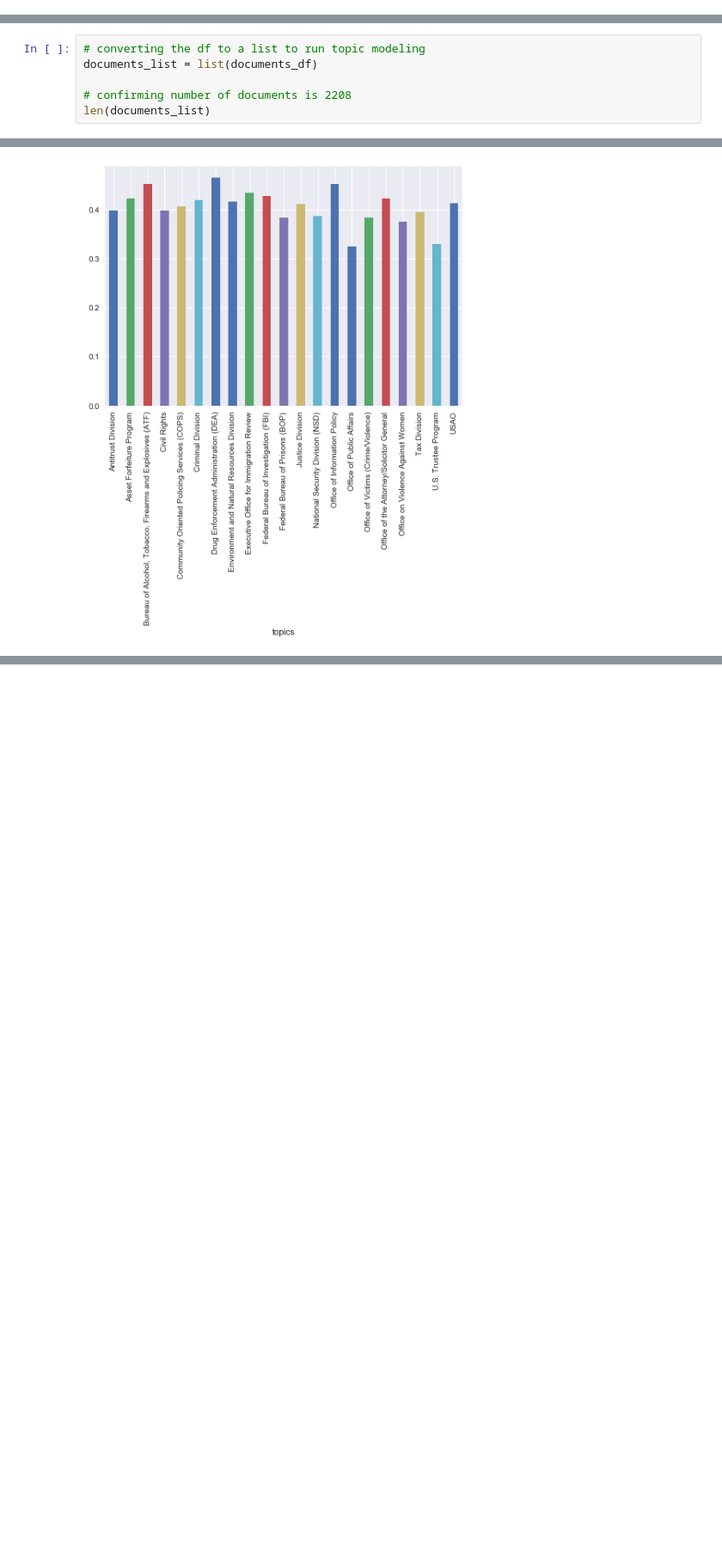
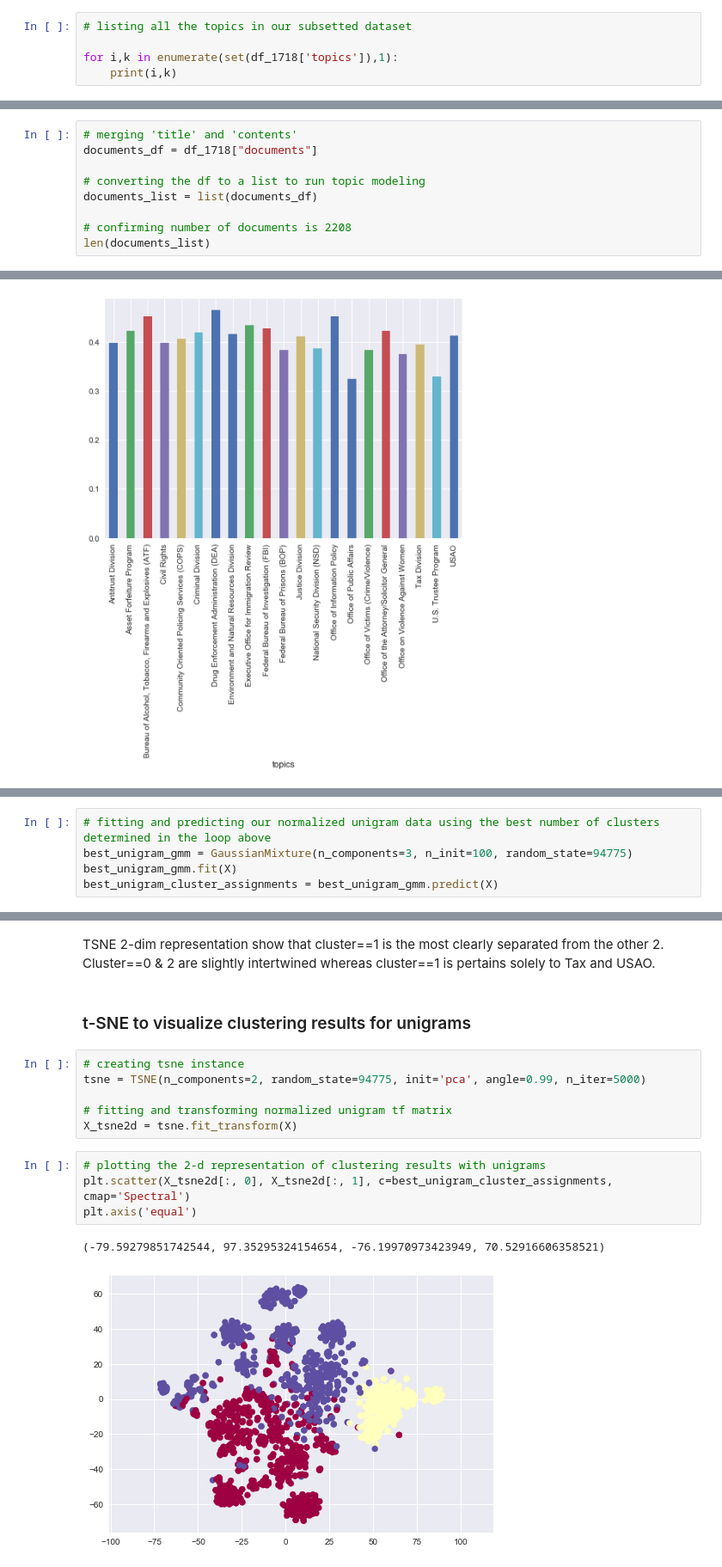
Before and after one commit to nikitascmu/UDA_Project, a Jupyter notebook: UDA Project.ipynb, the cells around one changed output, grey strips where cells are left out. Shown at 86% size. Saved outputs shown, nothing was run; the diff lists cells and outputs as text; blank space fills up the shorter version.

```diff
--- a/UDA Project.ipynb
+++ b/UDA Project.ipynb
@@ -85,0 +104,5 @@ df_1718.head()
+# %%
+# listing all the topics in our subsetted dataset
+
+for i,k in enumerate(set(df_1718['topics']),1):
+    print(i,k)
@@ -197,4 +223,7 @@ dtype: object
 # %%
+# merging 'title' and 'contents'
+documents_df = df_1718["documents"]
+
 # converting the df to a list to run topic modeling
 documents_list = list(documents_df)
 
@@ -884,0 +621,5 @@ for k, v in sorted_bigram_cluster2[0:10]:
+# %%
+# fitting and predicting our normalized unigram data using the best number of clusters determined in the loop above
+best_unigram_gmm = GaussianMixture(n_components=3, n_init=100, random_state=94775)
+best_unigram_gmm.fit(X)
+best_unigram_cluster_assignments = best_unigram_gmm.predict(X)
@@ -884,0 +712,17 @@ for k, v in sorted_bigram_cluster2[0:10]:
+# %% [markdown]
+TSNE 2-dim representation show that cluster==1 is the most clearly separated from the other 2. Cluster==0 & 2 are slightly intertwined whereas cluster==1 is pertains solely to Tax and USAO.
+# %% [markdown]
+### t-SNE to visualize clustering results for unigrams
+# %%
+# creating tsne instance
+tsne = TSNE(n_components=2, random_state=94775, init='pca', angle=0.99, n_iter=5000)
+
+# fitting and transforming normalized unigram tf matrix
+X_tsne2d = tsne.fit_transform(X)
+# %%
+# plotting the 2-d representation of clustering results with unigrams
+plt.scatter(X_tsne2d[:, 0], X_tsne2d[:, 1], c=best_unigram_cluster_assignments, cmap='Spectral')
+plt.axis('equal')
+# %% [output]
+(-79.59279851742544, 97.35295324154654, -76.19970973423949, 70.52916606358521)
+[figure, added]
```
Also changed, not shown: parts of 105 cells of this notebook.
